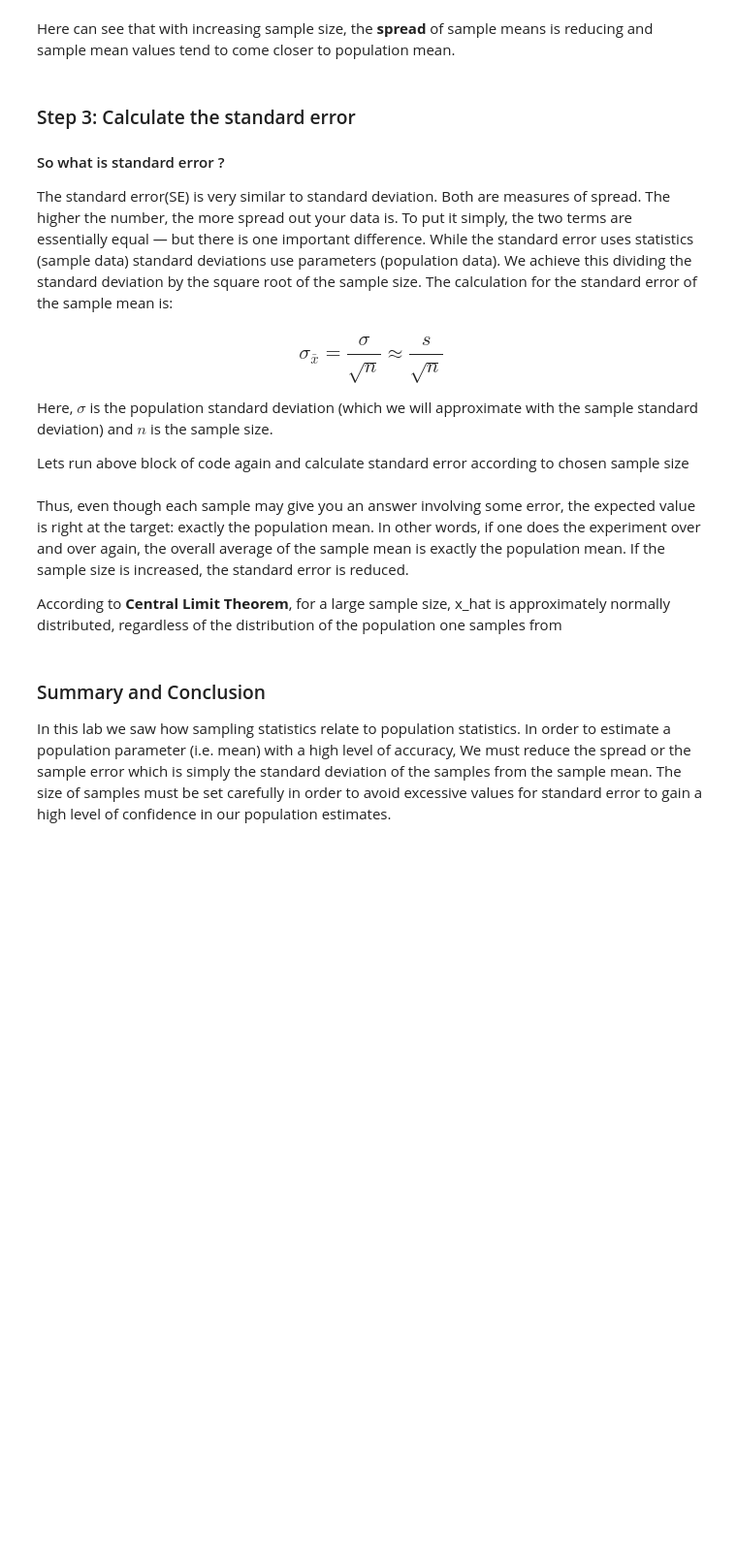
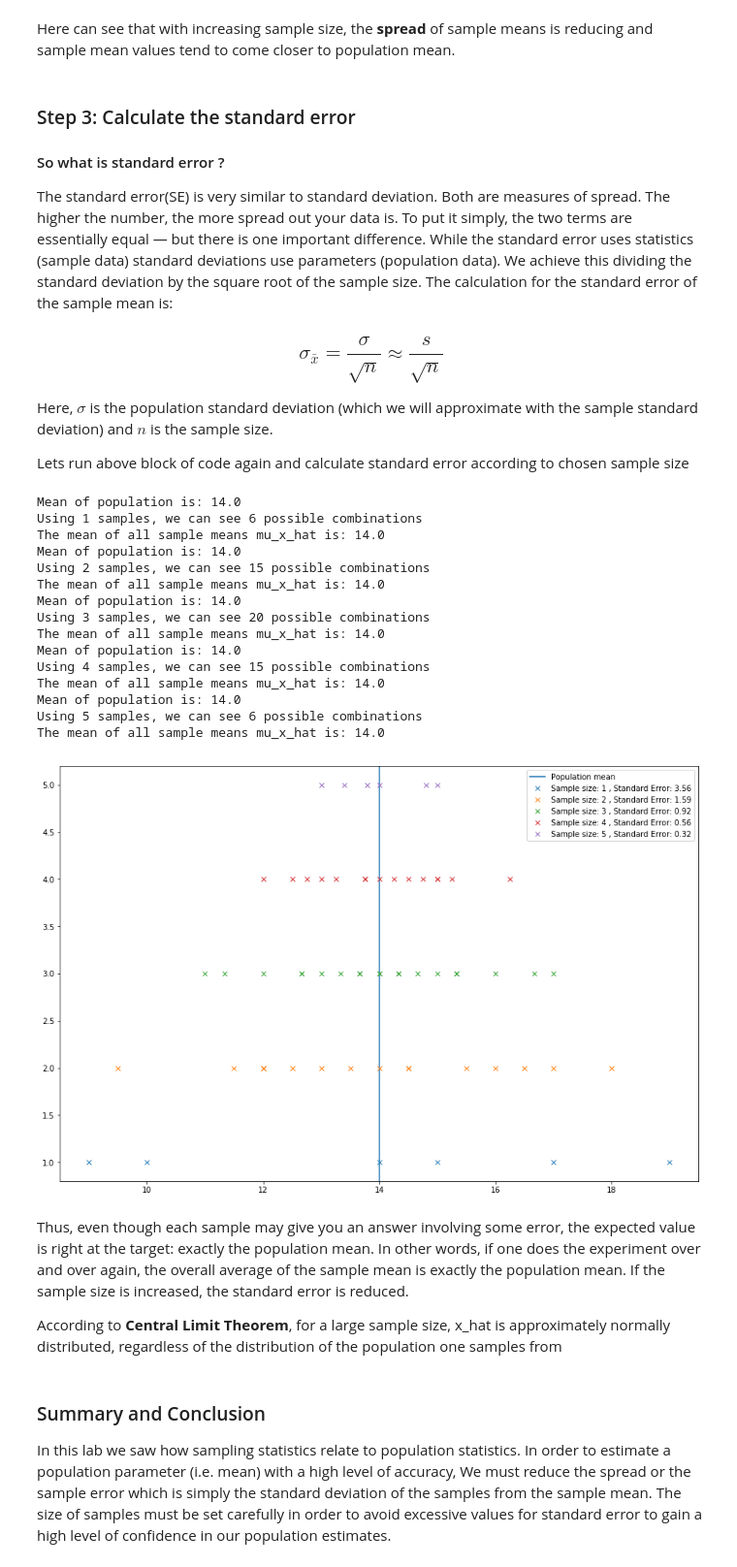
Before and after one commit to learn-co-students/ds-stats-std_err-nyc-career-ds-062518, a Jupyter notebook: index.ipynb, the cells around one changed output. Shown at 97% size. Cells and saved outputs as stored; diff of their text form; code cells hidden in the pictures; blank space fills up the shorter version.

```diff
--- a/index.ipynb
+++ b/index.ipynb
@@ -100,10 +109,11 @@ To achieve this, first we need to identify all the possible combinations that ca
 n = 2
 
 # Use itertools.combinations() to generate and print a list of combinations
-combs = None
+combs = list(itertools.combinations(pumpkin_dict,n))
 
 
 # Using 2 samples, we can see 15 possible combinations as below:
 # [('A', 'B'), ('A', 'C'), ('A', 'D'), ('A', 'E'), ('A', 'F'), ('B', 'C'), ('B', 'D'),
 #  ('B', 'E'), ('B', 'F'), ('C', 'D'), ('C', 'E'), ('C', 'F'), ('D', 'E'), ('D', 'F'),
 #  ('E', 'F')]
+combs
@@ -178,10 +224,9 @@ def calculate_probability(means):
     Output: a list of probablitity of each mean value
     '''
     #Calculate the frequency of each mean value
-    freq = None
+    freq = Counter(means)
 
-    prob = []
-
+    prob = [str(freq[m])+'/'+str(len(means)) for m in means]
     # Calculate and append fequency of each mean value in the prob list.
 
     return prob
@@ -189,7 +234,8 @@ def calculate_probability(means):
 probs = calculate_probability(means)
 
 # Print combinations with sample means and probability of each mean value
-
+for i in range(len(probs)):
+    print(combs[i],means[i],probs[i])
 
 # ('A', 'B') 16.5 1/15
 # ('A', 'C') 17.0 1/15
@@ -232,3 +294,9 @@ n = 5
 # 4 ('A', 'B', 'D', 'E', 'F') 13.8 1/6
 # 5 ('A', 'C', 'D', 'E', 'F') 14.0 1/6
 # 6 ('B', 'C', 'D', 'E', 'F') 13.0 1/6
+
+combs,means = sample_means(n, pumpkin_dict)
+probs = calculate_probability(means)
+
+for i in range(len(probs)):
+    print(combs[i],means[i],probs[i])
@@ -242,6 +320,12 @@ In a loop, run the above experiment with sample sizes ranging from 1 to 5 and me
 # Run a for loop to execute above code for sample size 1 to 5 and visualise the spread of sample
 # means
 
+for n in range(1,6):
+    combs,means = sample_means(n, pumpkin_dict)
+    probs = calculate_probability(means)
+    for i in range(len(probs)):
+        print(combs[i],means[i],probs[i])
+    print('\n')
 
 
 # Using 1 samples with a population of size, we can see 6 possible combinations
@@ -275,22 +377,44 @@ Here, $\sigma$ is the population standard deviation (which we will approximate w
 
 Lets run above block of code again and calculate standard error according to chosen sample size
 # %%
-
+plt.figure(figsize=(15,10))
+plt.axvline(x=mu, label = "Population mean")
 # Create empty lists for storing sample means, combinations and standard error for each iteration
 means_list = []
 combs_list = []
 err_list = []
 # Create a for loop with changing sample sizes
-
+for n in range(1,6):
     # Calculate combinations, means as earlier, append to relevant lists
-
-
+    combs,means = sample_means(n, pumpkin_dict)
+    means_list.append(means)
+    combs_list.append(combs)
 
     # Calculate and append the standard error by dividing sample means with square root of sample size
-
-
+    err = round(np.std(means)/np.sqrt(n), 2)
+    err_list.append(err)
 
     # Visualize sample spread and standard error values for each sample
+    plt.plot(means, np.zeros_like(means) + n, 'x', label ="Sample size: "+ str(n) + " , Standard Error: "+ str(err) )
+    plt.legend()
+plt.show()
+# %% [output]
+Mean of population is: 14.0
+Using 1 samples, we can see 6 possible combinations
+The mean of all sample means mu_x_hat is: 14.0
+Mean of population is: 14.0
+Using 2 samples, we can see 15 possible combinations
+The mean of all sample means mu_x_hat is: 14.0
+Mean of population is: 14.0
+Using 3 samples, we can see 20 possible combinations
+The mean of all sample means mu_x_hat is: 14.0
+Mean of population is: 14.0
+Using 4 samples, we can see 15 possible combinations
+The mean of all sample means mu_x_hat is: 14.0
+Mean of population is: 14.0
+Using 5 samples, we can see 6 possible combinations
+The mean of all sample means mu_x_hat is: 14.0
+[figure, added]
 # %% [markdown]
 Thus, even though each sample may give you an answer involving some error, the expected value is right at the target: exactly the population mean. In other words, if one does the experiment over and over again, the overall average of the sample mean is exactly the population mean. If the sample size is increased, the standard error is reduced.
 
```
Also changed, not shown: parts of 9 cells of this notebook.
